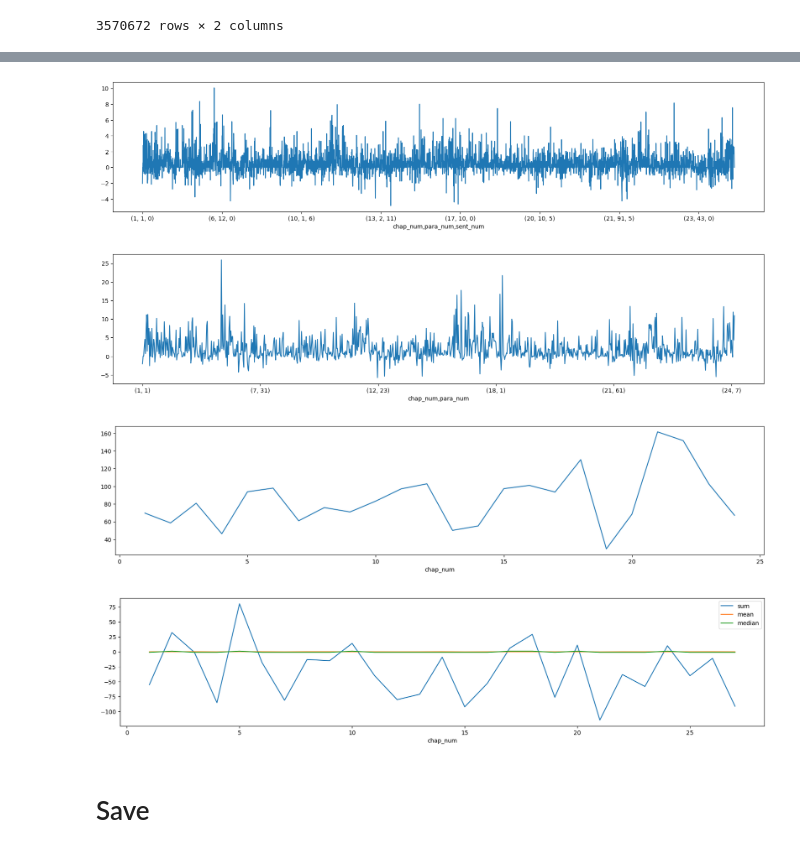
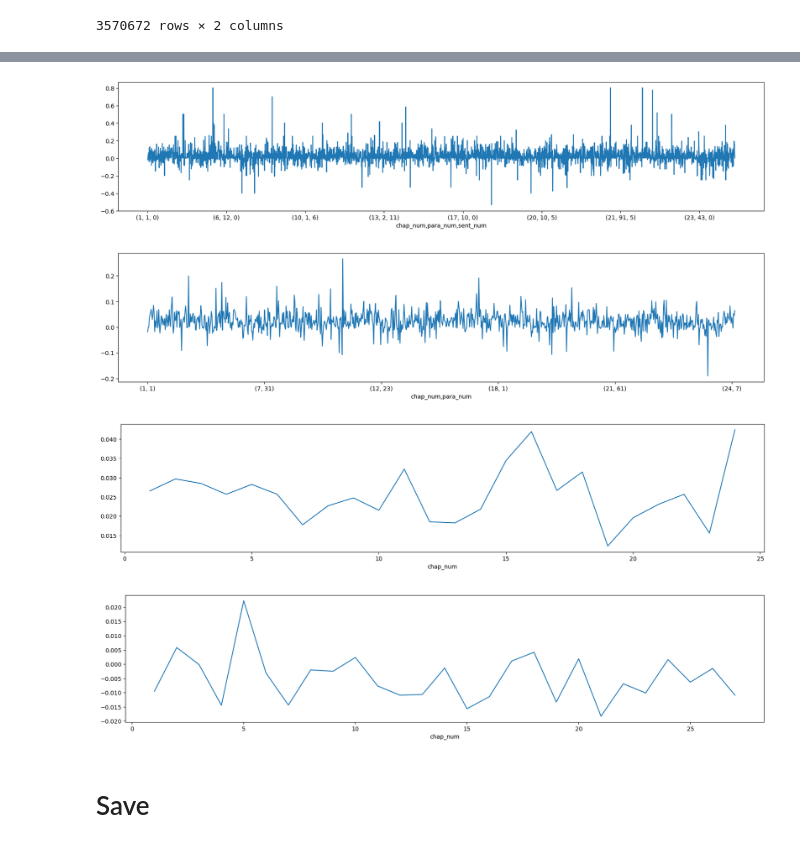
Before and after one commit to ontoligent/DS5001-2023-01-R, a Jupyter notebook: lessons/M11_Narrative/M11_01_ExportBooksWithSentiment.ipynb, the cells around one changed output, grey strips where cells are left out. Cells and saved outputs as stored; diff of their text form; code cells hidden in the pictures.

Commit message:
Changed structure of sentiment dataframe

```diff
--- a/lessons/M11_Narrative/M11_01_ExportBooksWithSentiment.ipynb
+++ b/lessons/M11_Narrative/M11_01_ExportBooksWithSentiment.ipynb
@@ -214,16 +216,19 @@ TOKENS_ALL
 # %%
 def get_sentiments(bag:int = 3):
     BAG = TOKENS_ALL.index.names[:bag] # Paragraphs = 3
-    AGGS = ['sum','mean','median']
+    AGGS = ['sum']
     DOCS = TOKENS_ALL.join(SALEX, on='term_str').groupby(BAG).agg(
         {
-            'term_str':['count'],
+            'term_str': ['count'],
             'nrc_sentiment': AGGS,
-            'bing_sentiment':AGGS,
+            'bing_sentiment': AGGS,
             'syu_sentiment': AGGS,
             'gi_sentiment': AGGS
         }
     )
+    DOCS = (DOCS.iloc[:,1:].T / DOCS.term_str['count']).T
+    DOCS.columns = DOCS.columns.droplevel(1)
+
     return DOCS
 # %%
 SENTS = get_sentiments(4)
@@ -250,19 +254,19 @@ SENTS
 # %%
-SENTS.loc[105].syu_sentiment['sum'].plot(figsize=(20,4));
+SENTS.loc[105].syu_sentiment.plot(figsize=(20,4));
 # %% [output]
-[figure, old version]
+[figure, new version]
 # %%
-PARAS.loc[105].syu_sentiment['sum'].plot(figsize=(20,4));
+PARAS.loc[105].syu_sentiment.plot(figsize=(20,4));
 # %% [output]
-[figure, old version]
+[figure, new version]
 # %%
-CHAPS.loc[105].syu_sentiment['sum'].plot(figsize=(20,4));
+CHAPS.loc[105].syu_sentiment.plot(figsize=(20,4));
 # %% [output]
-[figure, old version]
+[figure, new version]
 # %%
 CHAPS.loc['dracula'].bing_sentiment.plot(figsize=(20,4));
 # %% [output]
-[figure, old version]
+[figure, new version]
 # %% [markdown]
 # Save
 # %%
```
Also changed, not shown: parts of 4 cells of this notebook, 1 other file.
